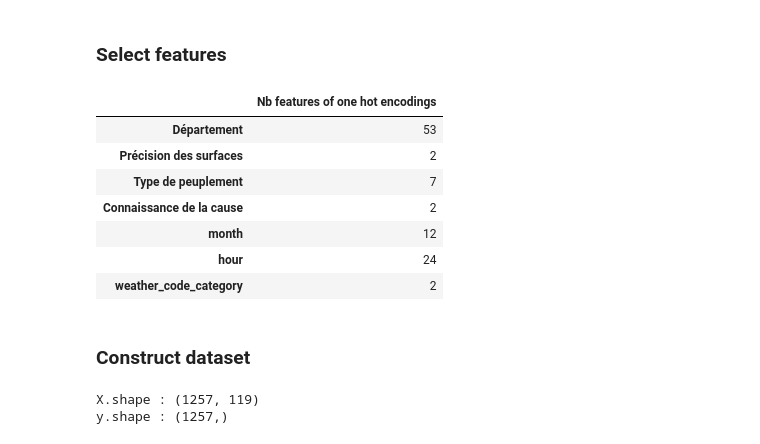
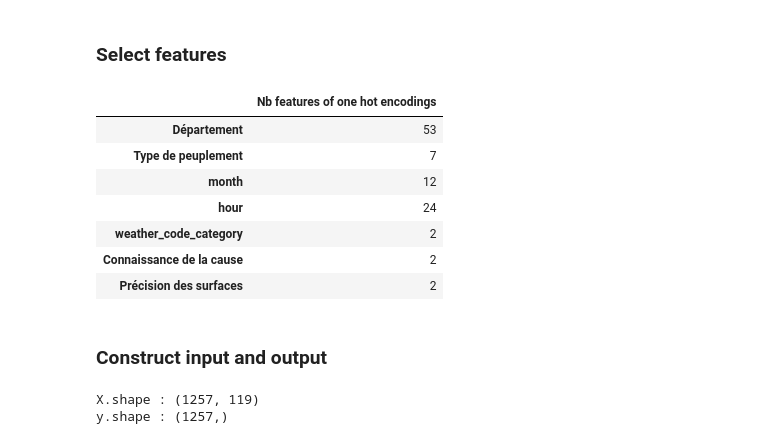
Before and after one commit to lea-margery/FTML-Project, a Jupyter notebook: Exercice6_application_supervised_learning/notebook.ipynb, the cells around one changed output. Drawn from its saved outputs; the diff is of its cells as text; code cells hidden in the pictures.

```diff
--- a/Exercice6_application_supervised_learning/notebook.ipynb
+++ b/Exercice6_application_supervised_learning/notebook.ipynb
@@ -39,0 +49,5 @@ warnings.simplefilter(action="ignore", category=pd.errors.PerformanceWarning)
+# %%
+ONLY_KEEP_ACCURATE_DATA = True
+KEEP_CHEATING_FEATURES = True
+ADD_METEO_STATS = True
+NORMALIZE_DATA = True
@@ -235,7 +252,7 @@ df_meteostats
 # %%
 # add meteo stats in the main dataframe
-df = pd.concat([dfb2, df_meteostats], axis=1)
-df
+df_all = pd.concat([dfb2, df_meteostats], axis=1)
+df_all
 # %% [output]
 |  | Année | Numéro | Département | Code INSEE | Nom de la commune | Date de première alerte | ... |
 | 0 | 2023 | 9664 | 2B | 2B046 | Cagnano | 2023-01-01 10:05:00 | ... |
@@ -260,3 +272,5 @@ ADD_METEO_STATS = True
+# %%
+df = df_all.copy()
 # %% [markdown]
 ### Manage Nan values
 # %%
@@ -291,8 +305,8 @@ df.loc[df["Décès ou bâtiments touchés"].isna(), "Décès ou bâtiments touch
 
 # Type de peuplement : NaN => 0 (category 0 : Unknwown)
 df.loc[df["Type de peuplement"].isna(), "Type de peuplement"] = 0
-l = ["Unknown", "Landes,garrigues,maquis", "taillis", "futaies feuillues",  "futaies résineuses", "futaies mélangées", "régénération et reboisement"]
-for i, name in enumerate(l):
+steps = ["Unknown", "Landes,garrigues,maquis", "taillis", "futaies feuillues",  "futaies résineuses", "futaies mélangées", "régénération et reboisement"]
+for i, name in enumerate(steps):
     df.loc[df["Type de peuplement"] == i, "Type de peuplement"] = name
 
 # Intervention de l'équipe RCCI : NaN => 'Non'
@@ -514,68 +634,62 @@ The whole :
 # %% [markdown]
 ### Select features
 # %%
-ADD_METEO_STATS = True
-
 features_one_hot_encoding = [
     "Département",
-    # "Nom de la commune",
-    "Précision des surfaces",
     "Type de peuplement",
-    "Connaissance de la cause",
     "month",
     "hour",
 ]
 if ADD_METEO_STATS:
-    features_one_hot_encoding.extend(
-        [
-            "weather_code_category",
-        ]
-    )
+    features_one_hot_encoding.append("weather_code_category")
+if KEEP_CHEATING_FEATURES:
+    features_one_hot_encoding.extend(["Connaissance de la cause", "Précision des surfaces"])
 
 features_yes_no = [
     "Décès ou bâtiments touchés",
 ]
-if ADD_INTERVENTION_RCCI and True:
+if KEEP_CHEATING_FEATURES:
     features_yes_no.append("Intervention de l'équipe RCCI")
 
 features = [
     "Surface parcourue (m2)",
     "Surface forêt (m2)",
     "Surface maquis garrigues (m2)",
     "Autres surfaces naturelles hors forêt (m2)",
     "Surfaces agricoles (m2)",
     "Nombre de décès",
     "Nombre de bâtiments totalement détruits",
 ]
 if ADD_METEO_STATS:
     features.extend(
         [
             "temperature",
             "dew_point",
             "relative_humidity",
             "pressure",
             "precipitation",
             "wind_direction",
             "wind_speed",
             "snowfall",
         ]
     )
 
 # display useful information
 pd.DataFrame(
-    {c: df[c].unique().shape for c in features_one_hot_encoding}, index=["Nb features of one hot encodings"]
+    {c: df[c].unique().shape for c in features_one_hot_encoding},
+    index=["Nb features of one hot encodings"],
 ).T
 # %% [output]
 |  | Nb features of one hot encodings |
 | Département | 53 |
-| Précision des surfaces | 2 |
 | Type de peuplement | 7 |
-| Connaissance de la cause | 2 |
 | month | 12 |
 | hour | 24 |
 | weather_code_category | 2 |
+| Connaissance de la cause | 2 |
+| Précision des surfaces | 2 |
 # %% [markdown]
-### Construct dataset
+### Construct input and output
 # %%
 # numeric features
 X = df[features].copy()
```
Also changed, not shown: parts of 65 cells of this notebook.
